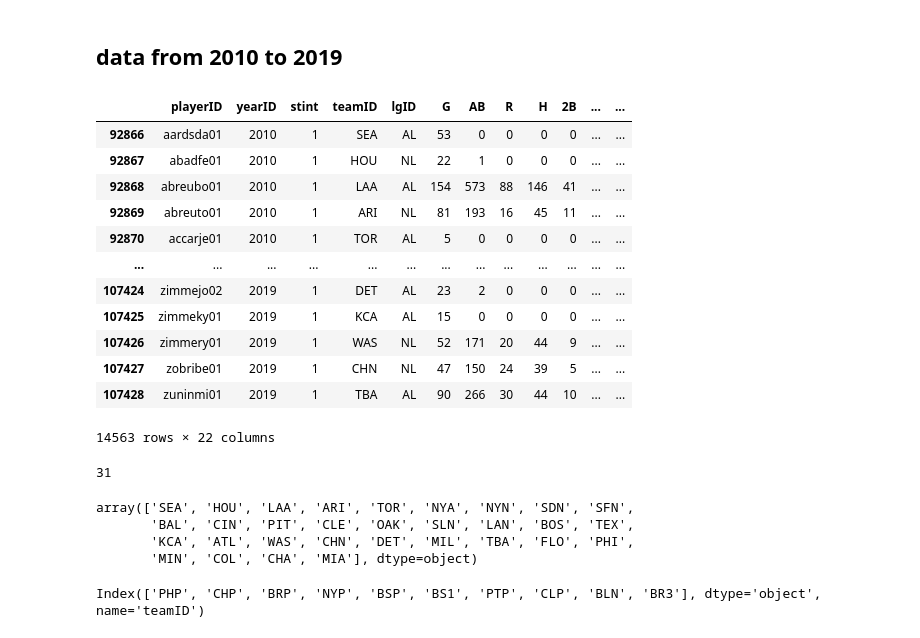
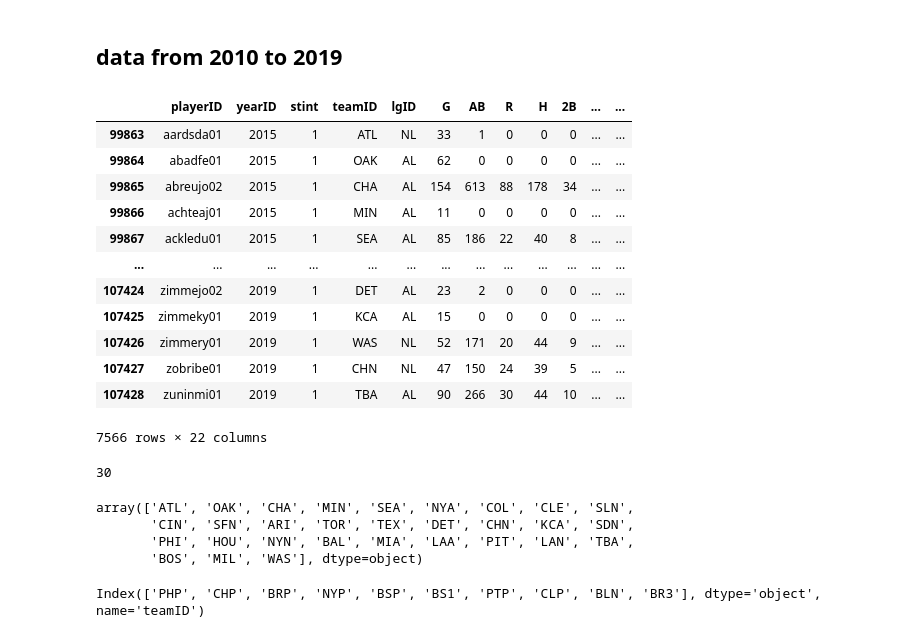
Before and after one commit to Lanpham0110/Project-1, a Jupyter notebook: Baseball Project.ipynb, the cells around one changed output. Saved outputs shown, nothing was run; the diff lists cells and outputs as text; code cells hidden in the pictures.

```diff
--- a/Baseball Project.ipynb
+++ b/Baseball Project.ipynb
@@ -130,36 +130,36 @@ top10.plot(y=["Hit","Run"],ylabel="Average Scores",kind='bar', figsize=(20,6))
 ## data from 2010 to 2019
 # %%
 #pulling data from 2010 to 2019
-last10yr = Bdata.loc[(2009 < Bdata['yearID']) & (Bdata['yearID']  < 2020)]
-last10yr
+last5yr = Bdata.loc[(2014 < Bdata['yearID']) & (Bdata['yearID']  < 2020)]
+last5yr
 # %% [output]
 |  | playerID | yearID | stint | teamID | lgID | G | AB | R | H | 2B | ... | ... |
-| 92866 | aardsda01 | 2010 | 1 | SEA | AL | 53 | 0 | 0 | 0 | 0 | ... | ... |
-| 92867 | abadfe01 | 2010 | 1 | HOU | NL | 22 | 1 | 0 | 0 | 0 | ... | ... |
-| 92868 | abreubo01 | 2010 | 1 | LAA | AL | 154 | 573 | 88 | 146 | 41 | ... | ... |
-| 92869 | abreuto01 | 2010 | 1 | ARI | NL | 81 | 193 | 16 | 45 | 11 | ... | ... |
-| 92870 | accarje01 | 2010 | 1 | TOR | AL | 5 | 0 | 0 | 0 | 0 | ... | ... |
+| 99863 | aardsda01 | 2015 | 1 | ATL | NL | 33 | 1 | 0 | 0 | 0 | ... | ... |
+| 99864 | abadfe01 | 2015 | 1 | OAK | AL | 62 | 0 | 0 | 0 | 0 | ... | ... |
+| 99865 | abreujo02 | 2015 | 1 | CHA | AL | 154 | 613 | 88 | 178 | 34 | ... | ... |
+| 99866 | achteaj01 | 2015 | 1 | MIN | AL | 11 | 0 | 0 | 0 | 0 | ... | ... |
+| 99867 | ackledu01 | 2015 | 1 | SEA | AL | 85 | 186 | 22 | 40 | 8 | ... | ... |
 | ... | ... | ... | ... | ... | ... | ... | ... | ... | ... | ... | ... | ... |
 | 107424 | zimmejo02 | 2019 | 1 | DET | AL | 23 | 2 | 0 | 0 | 0 | ... | ... |
 | 107425 | zimmeky01 | 2019 | 1 | KCA | AL | 15 | 0 | 0 | 0 | 0 | ... | ... |
 | 107426 | zimmery01 | 2019 | 1 | WAS | NL | 52 | 171 | 20 | 44 | 9 | ... | ... |
 | 107427 | zobribe01 | 2019 | 1 | CHN | NL | 47 | 150 | 24 | 39 | 5 | ... | ... |
 | 107428 | zuninmi01 | 2019 | 1 | TBA | AL | 90 | 266 | 30 | 44 | 10 | ... | ... |
-14563 rows × 22 columns
+7566 rows × 22 columns
 # %%
 #how many team are there in the last 10 year?
-last10yr["teamID"].nunique()
+last5yr["teamID"].nunique()
 # %% [output]
-31
+30
 # %%
 #teams name from 2010-2019
-teamdata = last10yr["teamID"].unique()
+teamdata = last5yr["teamID"].unique()
 teamdata
 # %% [output]
-array(['SEA', 'HOU', 'LAA', 'ARI', 'TOR', 'NYA', 'NYN', 'SDN', 'SFN',
-       'BAL', 'CIN', 'PIT', 'CLE', 'OAK', 'SLN', 'LAN', 'BOS', 'TEX',
-       'KCA', 'ATL', 'WAS', 'CHN', 'DET', 'MIL', 'TBA', 'FLO', 'PHI',
-       'MIN', 'COL', 'CHA', 'MIA'], dtype=object)
+array(['ATL', 'OAK', 'CHA', 'MIN', 'SEA', 'NYA', 'COL', 'CLE', 'SLN',
+       'CIN', 'SFN', 'ARI', 'TOR', 'TEX', 'DET', 'CHN', 'KCA', 'SDN',
+       'PHI', 'HOU', 'NYN', 'BAL', 'MIA', 'LAA', 'PIT', 'LAN', 'TBA',
+       'BOS', 'MIL', 'WAS'], dtype=object)
 # %%
 #teams name from 1871-2019: top 10 team based on Hit and run sore
 top10.index
```
Also changed, not shown: parts of 40 cells of this notebook.
